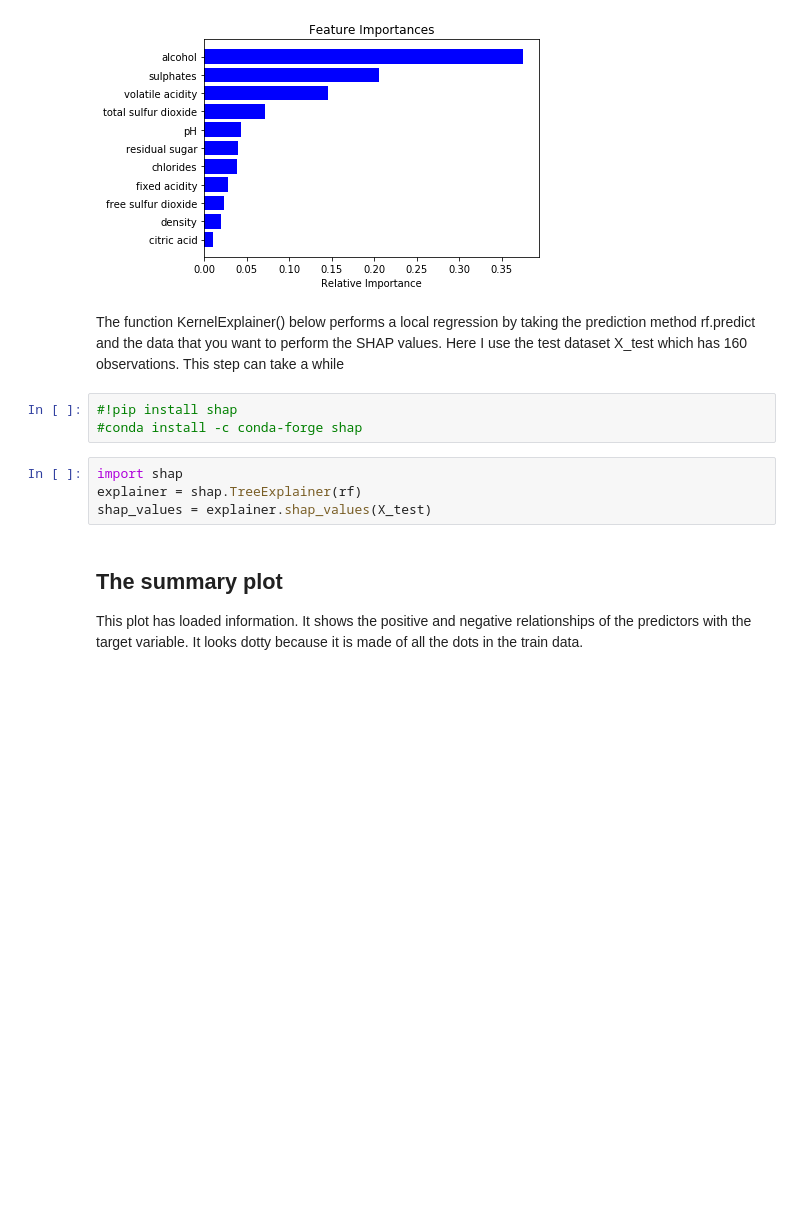
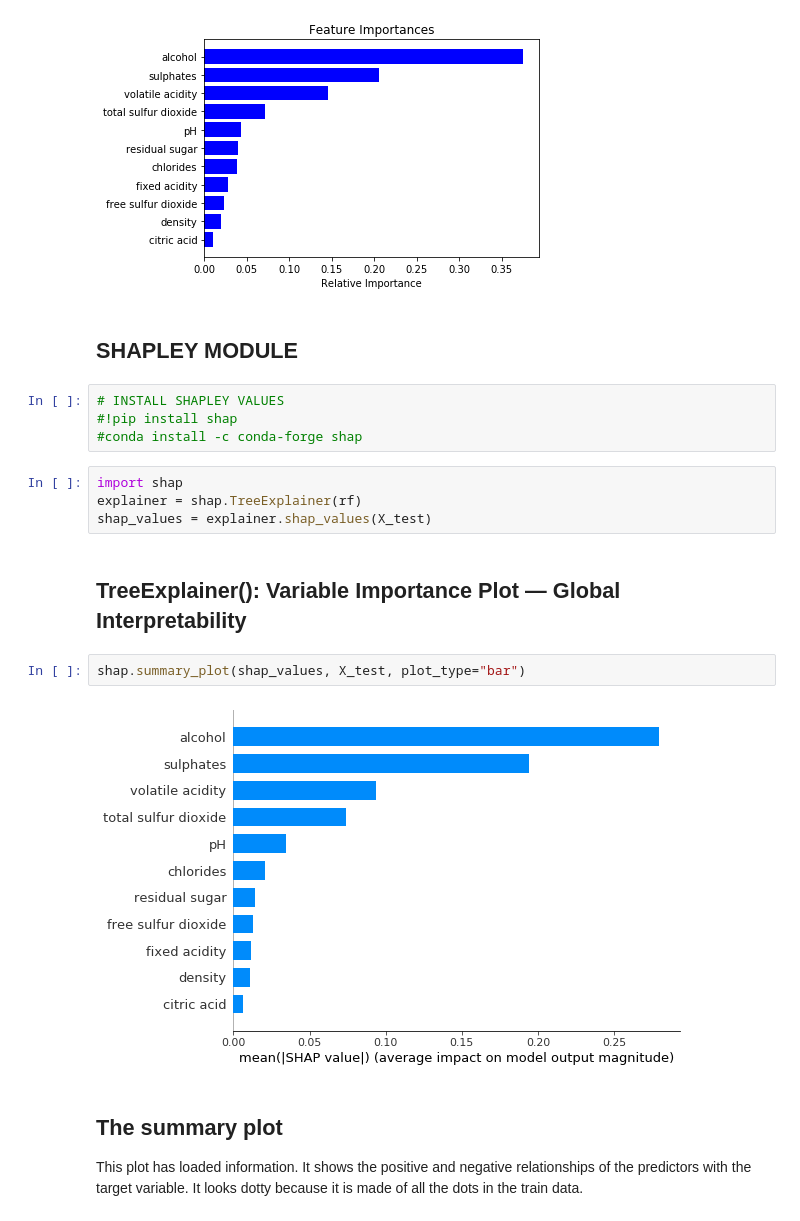
Before and after one commit to erikapat/ML_ALGORITHMS_TEST, a Jupyter notebook: INTERPRETABLE ML/Global_surrogate_models.ipynb, the cells around one changed output. Drawn from its saved outputs; the diff is of its cells as text; blank space fills up the shorter version.

```diff
--- a/INTERPRETABLE ML/Global_surrogate_models.ipynb
+++ b/INTERPRETABLE ML/Global_surrogate_models.ipynb
@@ -64,15 +70,22 @@ plt.show()
 [0.02771784 0.14608857 0.0098873  0.03979135 0.03834853 0.02349039
  0.07114265 0.01940386 0.04327445 0.20548462 0.37537044]
 [figure]
-# %% [markdown]
-The function KernelExplainer() below performs a local regression by taking the prediction method rf.predict and the data that you want to perform the SHAP values. Here I use the test dataset X_test which has 160 observations. This step can take a while
+# %% [markdown]
+## **SHAPLEY MODULE**
 # %%
+# INSTALL SHAPLEY VALUES
 #!pip install shap
 #conda install -c conda-forge shap
 # %%
 import shap
 explainer = shap.TreeExplainer(rf)
 shap_values = explainer.shap_values(X_test)
+# %% [markdown]
+## **TreeExplainer(): Variable Importance Plot — Global Interpretability**
+# %%
+shap.summary_plot(shap_values, X_test, plot_type="bar")
+# %% [output]
+[figure, added]
 # %% [markdown]
 ## **The summary plot**
 This plot has loaded information. It shows the positive and negative relationships of the predictors with the target variable. It looks dotty because it is made of all the dots in the train data.
```
Also changed, not shown: parts of 16 cells of this notebook.
